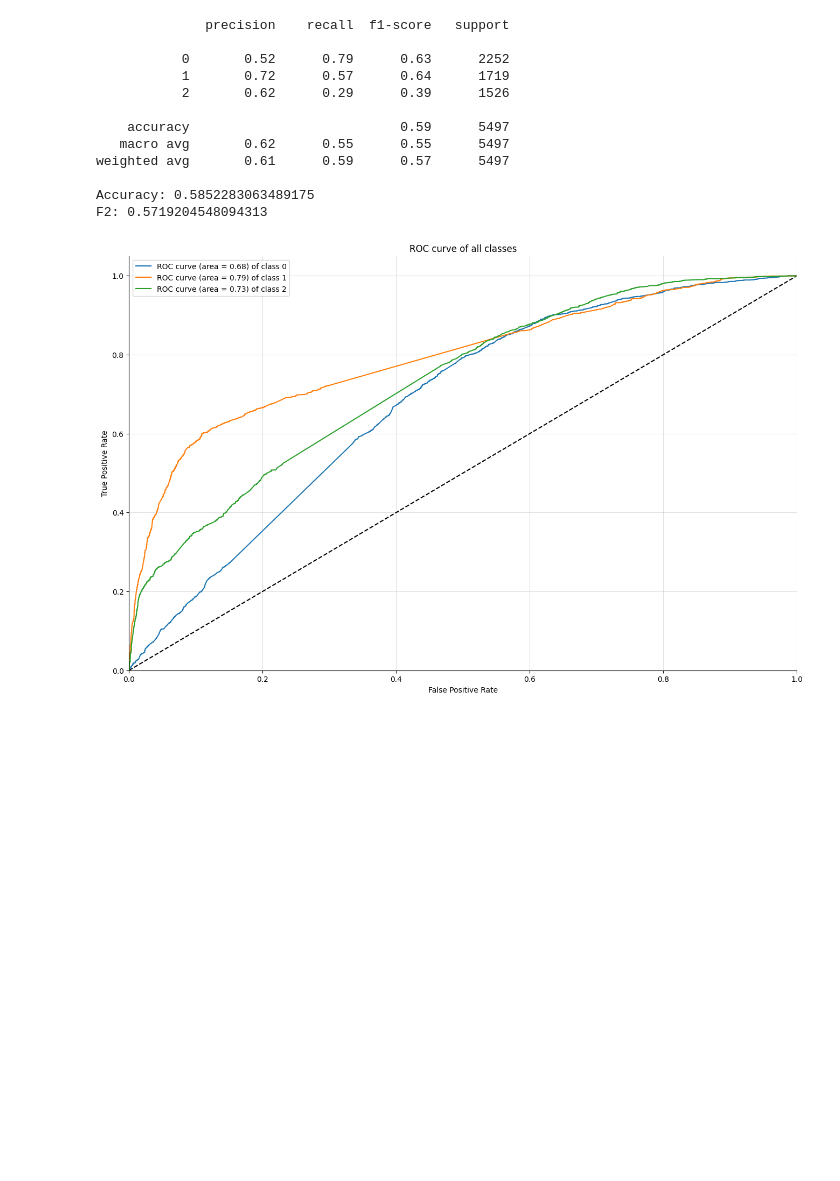
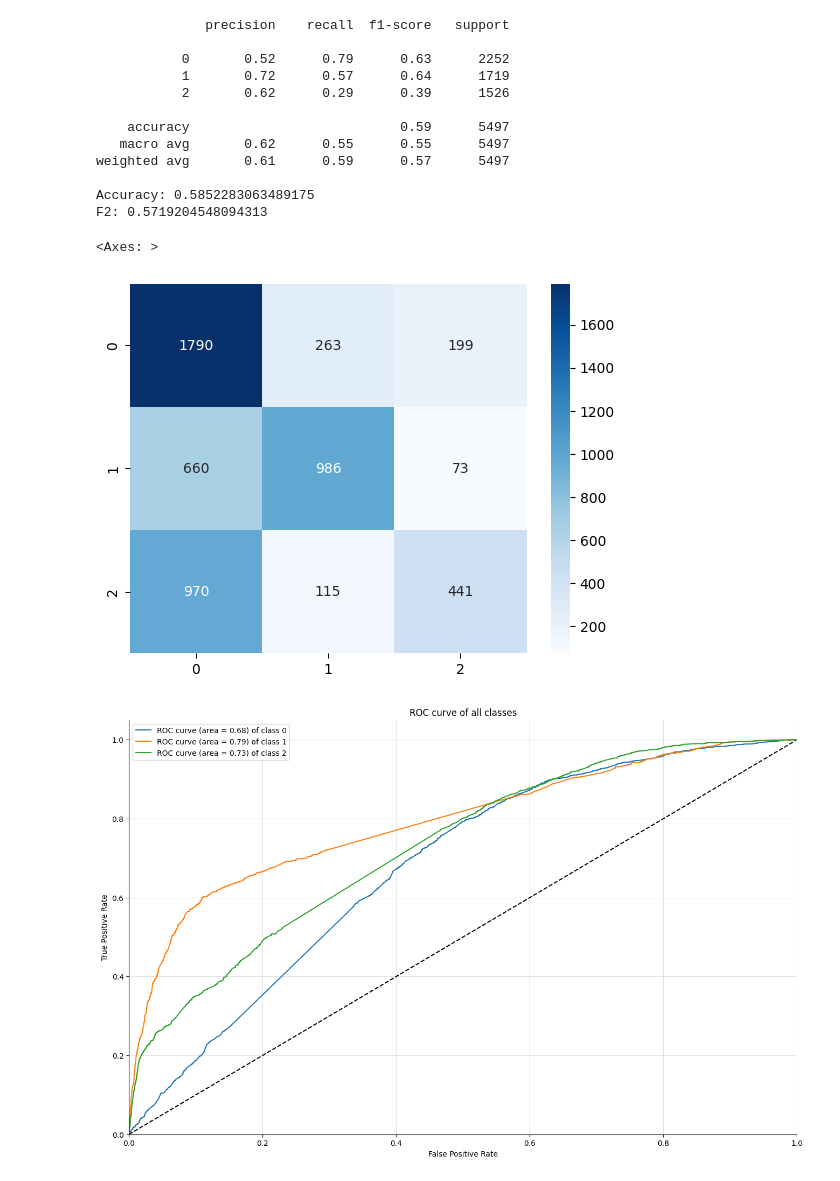
Before and after one commit to ComputingVictor/TFM_ValuationSentimentEngine, a Jupyter notebook: notebooks/tweets/1_MLModels.ipynb, the cells around one changed output. Cells and saved outputs as stored; diff of their text form; code cells hidden in the pictures; blank space fills up the shorter version.

```diff
--- a/notebooks/tweets/1_MLModels.ipynb
+++ b/notebooks/tweets/1_MLModels.ipynb
@@ -301,4 +350,6 @@ AUC: 0.7174322393934358
 # %%
+
+tfidf = TfidfVectorizer(stop_words="english",max_df=0.99,min_df=0.01)
 # Entrenar el modelo
 
 xgb = XGBClassifier()
@@ -337,6 +388,17 @@ weighted avg       0.61      0.59      0.57      5497
 
 Accuracy: 0.5852283063489175
 F2: 0.5719204548094313
+# %%
+# Confusion matrix.
+
+conf_mat = confusion_matrix(y_test, preds)
+
+# Plot the heatmap.
+
+sns.heatmap(conf_mat, annot=True, fmt='d', cmap='Blues')
+# %% [output]
+<Axes: >
+[figure, added]
 # %%
 # Plot the ROC curve.
 
```
Also changed, not shown: parts of 1 cell of this notebook.
